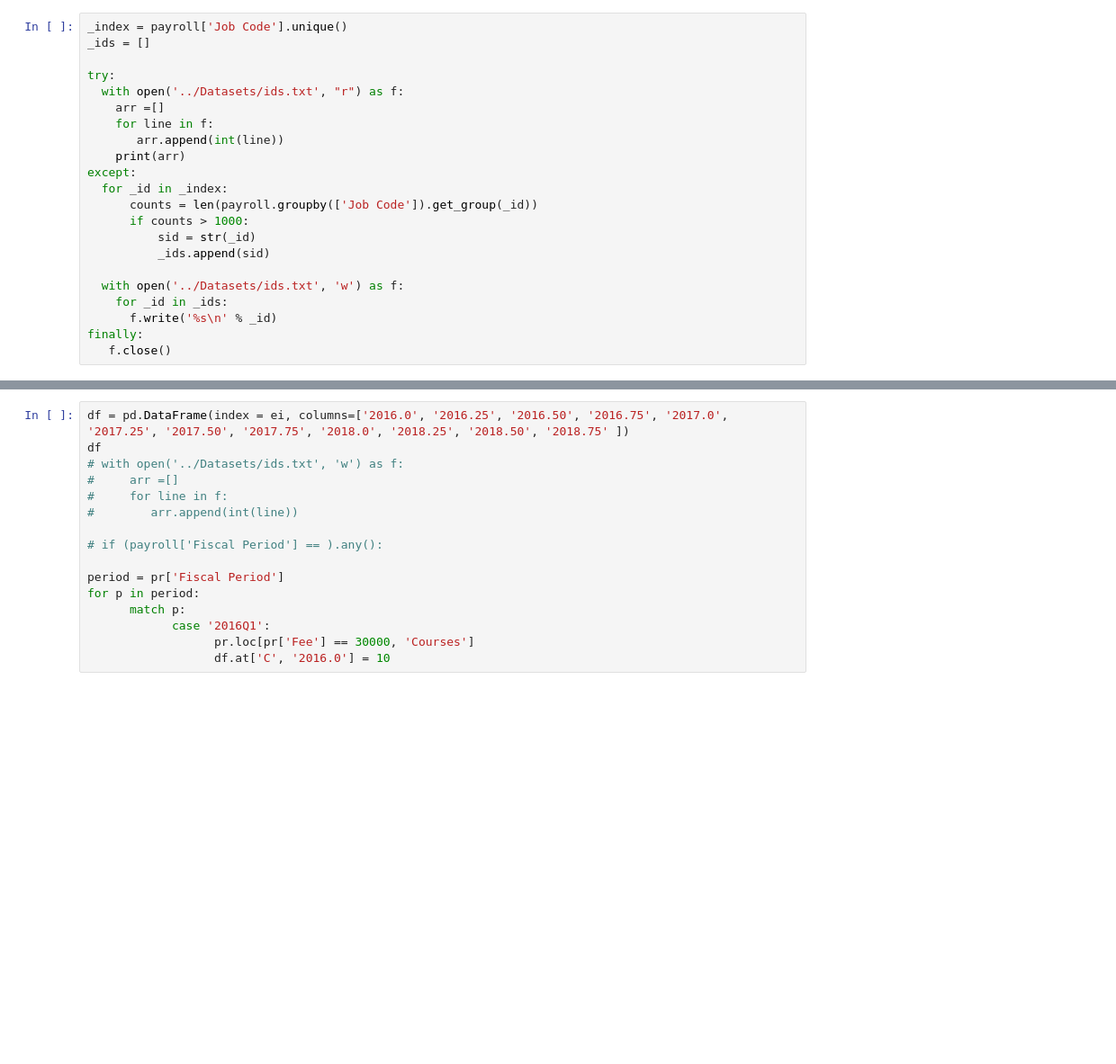
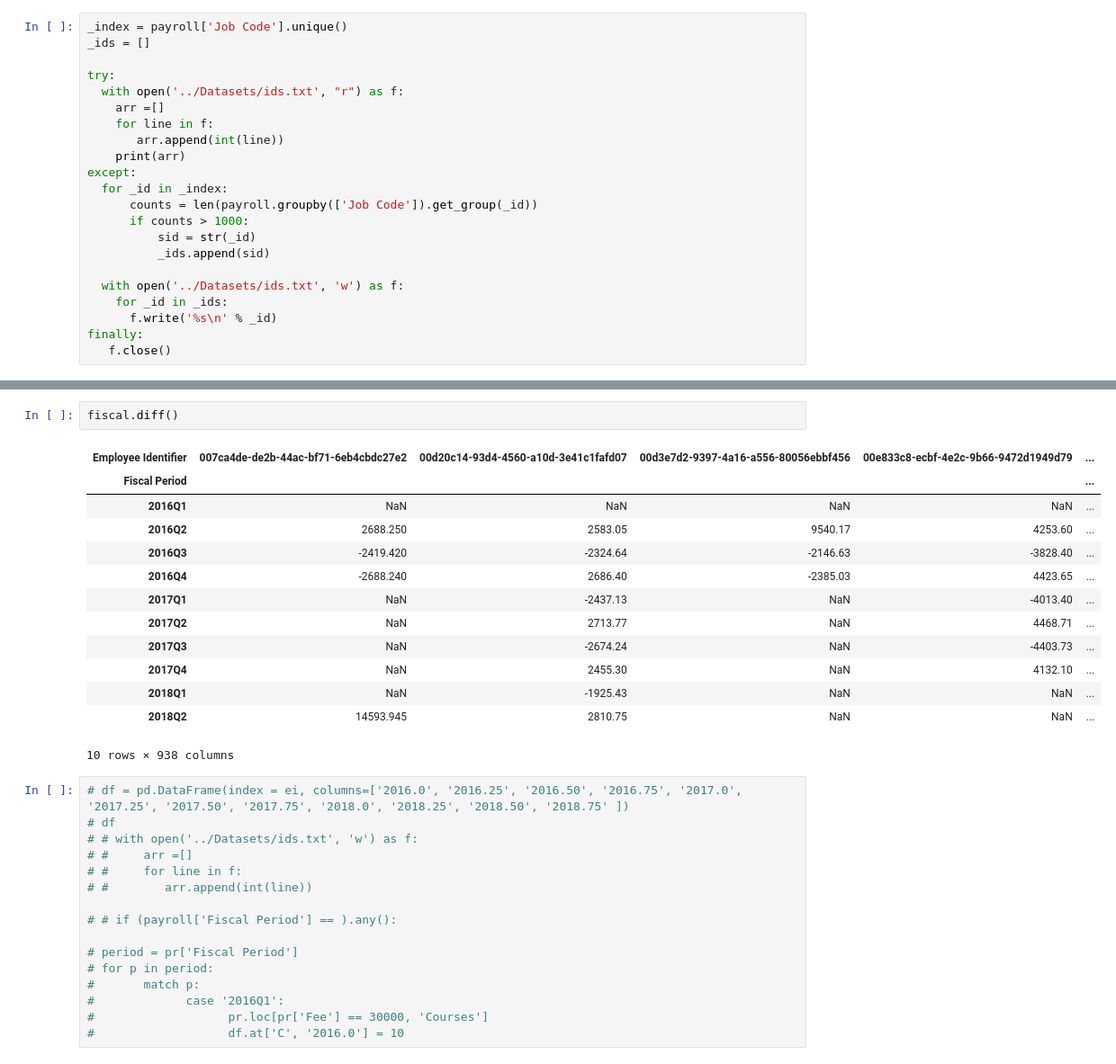
Before and after one commit to PetrusAriaa/AI-group-project, a Jupyter notebook: Imel/payroll.ipynb, the cells around one changed output, grey strips where cells are left out. Shown at 90% size. Cells and saved outputs as stored; diff of their text form; blank space fills up the shorter version.

```diff
--- a/Imel/payroll.ipynb
+++ b/Imel/payroll.ipynb
@@ -44,16 +60,32 @@ ei = pr['Employee Identifier'].unique()
+# %%
+fiscal.diff()
+# %% [output]
+| Employee Identifier | 007ca4de-de2b-44ac-bf71-6eb4cbdc27e2 | 00d20c14-93d4-4560-a10d-3e41c1fafd07 | 00d3e7d2-9397-4a16-a556-80056ebbf456 | 00e833c8-ecbf-4e2c-9b66-9472d1949d79 | ... |
+| Fiscal Period |  |  |  |  | ... |
+| 2016Q1 | NaN | NaN | NaN | NaN | ... |
+| 2016Q2 | 2688.250 | 2583.05 | 9540.17 | 4253.60 | ... |
+| 2016Q3 | -2419.420 | -2324.64 | -2146.63 | -3828.40 | ... |
+| 2016Q4 | -2688.240 | 2686.40 | -2385.03 | 4423.65 | ... |
+| 2017Q1 | NaN | -2437.13 | NaN | -4013.40 | ... |
+| 2017Q2 | NaN | 2713.77 | NaN | 4468.71 | ... |
+| 2017Q3 | NaN | -2674.24 | NaN | -4403.73 | ... |
+| 2017Q4 | NaN | 2455.30 | NaN | 4132.10 | ... |
+| 2018Q1 | NaN | -1925.43 | NaN | NaN | ... |
+| 2018Q2 | 14593.945 | 2810.75 | NaN | NaN | ... |
+10 rows × 938 columns
 # %%
-df = pd.DataFrame(index = ei, columns=['2016.0', '2016.25', '2016.50', '2016.75', '2017.0', '2017.25', '2017.50', '2017.75', '2018.0', '2018.25', '2018.50', '2018.75' ])
-df
-# with open('../Datasets/ids.txt', 'w') as f:
-#     arr =[]
-#     for line in f:
-#        arr.append(int(line))
+# df = pd.DataFrame(index = ei, columns=['2016.0', '2016.25', '2016.50', '2016.75', '2017.0', '2017.25', '2017.50', '2017.75', '2018.0', '2018.25', '2018.50', '2018.75' ])
+# df
+# # with open('../Datasets/ids.txt', 'w') as f:
+# #     arr =[]
+# #     for line in f:
+# #        arr.append(int(line))
 
-# if (payroll['Fiscal Period'] == ).any():
+# # if (payroll['Fiscal Period'] == ).any():
 
-period = pr['Fiscal Period']
-for p in period:
-      match p:
-            case '2016Q1':
-                  pr.loc[pr['Fee'] == 30000, 'Courses']
-                  df.at['C', '2016.0'] = 10
+# period = pr['Fiscal Period']
+# for p in period:
+#       match p:
+#             case '2016Q1':
+#                   pr.loc[pr['Fee'] == 30000, 'Courses']
+#                   df.at['C', '2016.0'] = 10
```
Also changed, not shown: parts of 2 cells of this notebook.
